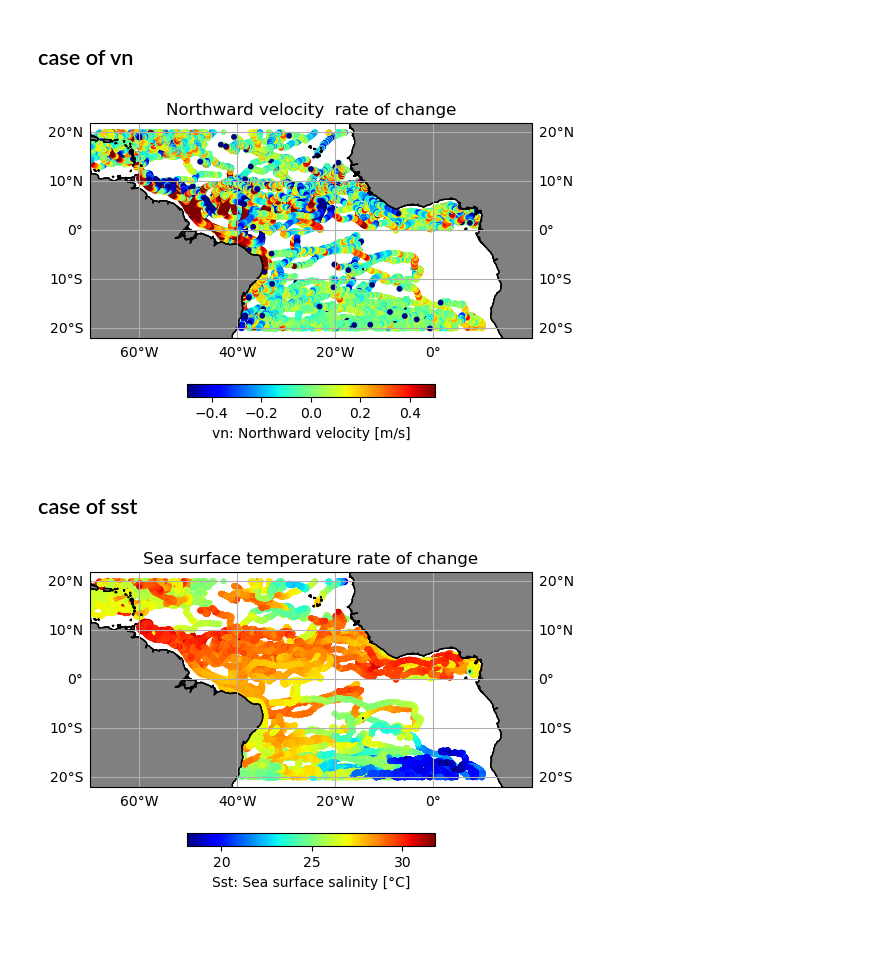
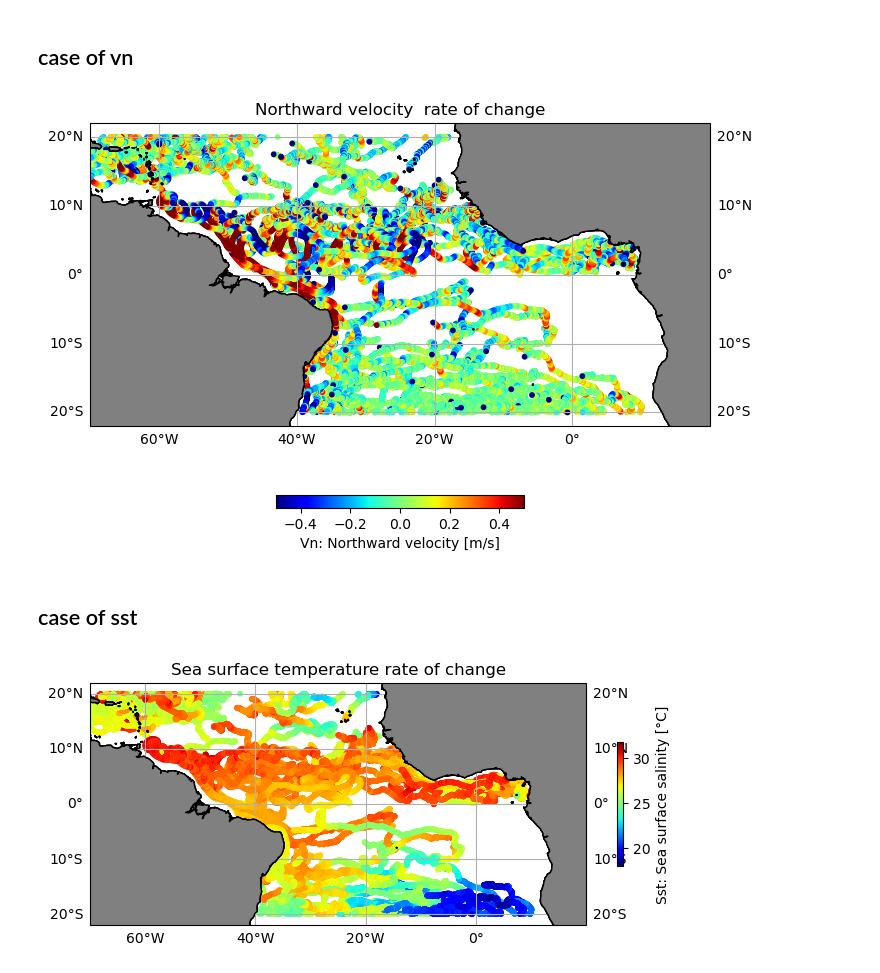
Before and after one commit to Julio-Leonel-Donfack/Courants-Derivants-Cmems, a Jupyter notebook: 1-drifters-currents-visualisations.ipynb, the cells around one changed output. Saved outputs shown, nothing was run; the diff lists cells and outputs as text; code cells hidden in the pictures; blank space fills up the shorter version.

```diff
--- a/1-drifters-currents-visualisations.ipynb
+++ b/1-drifters-currents-visualisations.ipynb
@@ -188,7 +225,7 @@ plt.savefig("fig2 mode.png")
 # %% [markdown]
 ## case of vn
 # %%
-fig = plt.figure(figsize=(8, 4))
+fig = plt.figure(figsize=(8, 6))
 ax = fig.add_subplot(111, projection=ccrs.PlateCarree(central_longitude =0))
 
 ax.coastlines()
@@ -213,41 +250,41 @@ sc = ax.scatter(
 ax.coastlines()
 ax.add_feature(cfeature.LAND)
 ax.add_feature(cfeature.COASTLINE)
-fig.colorbar(sc, orientation='horizontal', shrink=0.4,label='vn: Northward velocity [m/s]')
+fig.colorbar(sc, orientation='horizontal', shrink=0.4,label='Vn: Northward velocity [m/s]')
 ax.set_title('Northward velocity  rate of change')
-plt.savefig("fig3 mode.png")
+plt.savefig("fig4 mode.png")
 # %% [output]
-[figure, old version]
+[figure, new version]
 # %% [markdown]
 ## case of sst
 # %%
 fig = plt.figure(figsize=(8, 4))
 ax = fig.add_subplot(111, projection=ccrs.PlateCarree(central_longitude =0))
 
 ax.coastlines()
 gl = ax.gridlines(draw_labels=True)
 gl.top_labels=False
 gl.right_label=False
 ax.add_feature(cfeature.LAND, facecolor='0.5',
                zorder=2, edgecolor='k')
 region=[-70,20,-16,16]
 ax.set_extent(region)
 
 sc = ax.scatter(
     ds.longitude.values,
     ds.latitude.values,
     10,
     c=ds.sst.values,
     vmin=18.084,
     vmax=31.788,
     transform=ccrs.PlateCarree(),
     cmap='jet')
 
 ax.coastlines()
 ax.add_feature(cfeature.LAND)
 ax.add_feature(cfeature.COASTLINE)
-fig.colorbar(sc, orientation='horizontal', shrink=0.4,label='Sst: Sea surface salinity [°C]')
+fig.colorbar(sc, orientation='vertical', shrink=0.4,label='Sst: Sea surface salinity [°C]')
 ax.set_title('Sea surface temperature rate of change')
-plt.savefig("fig4 mode.png")
+plt.savefig("fig6 mode.png")
 # %% [output]
-[figure, old version]
+[figure, new version]
```
Also changed, not shown: parts of 11 cells of this notebook.
